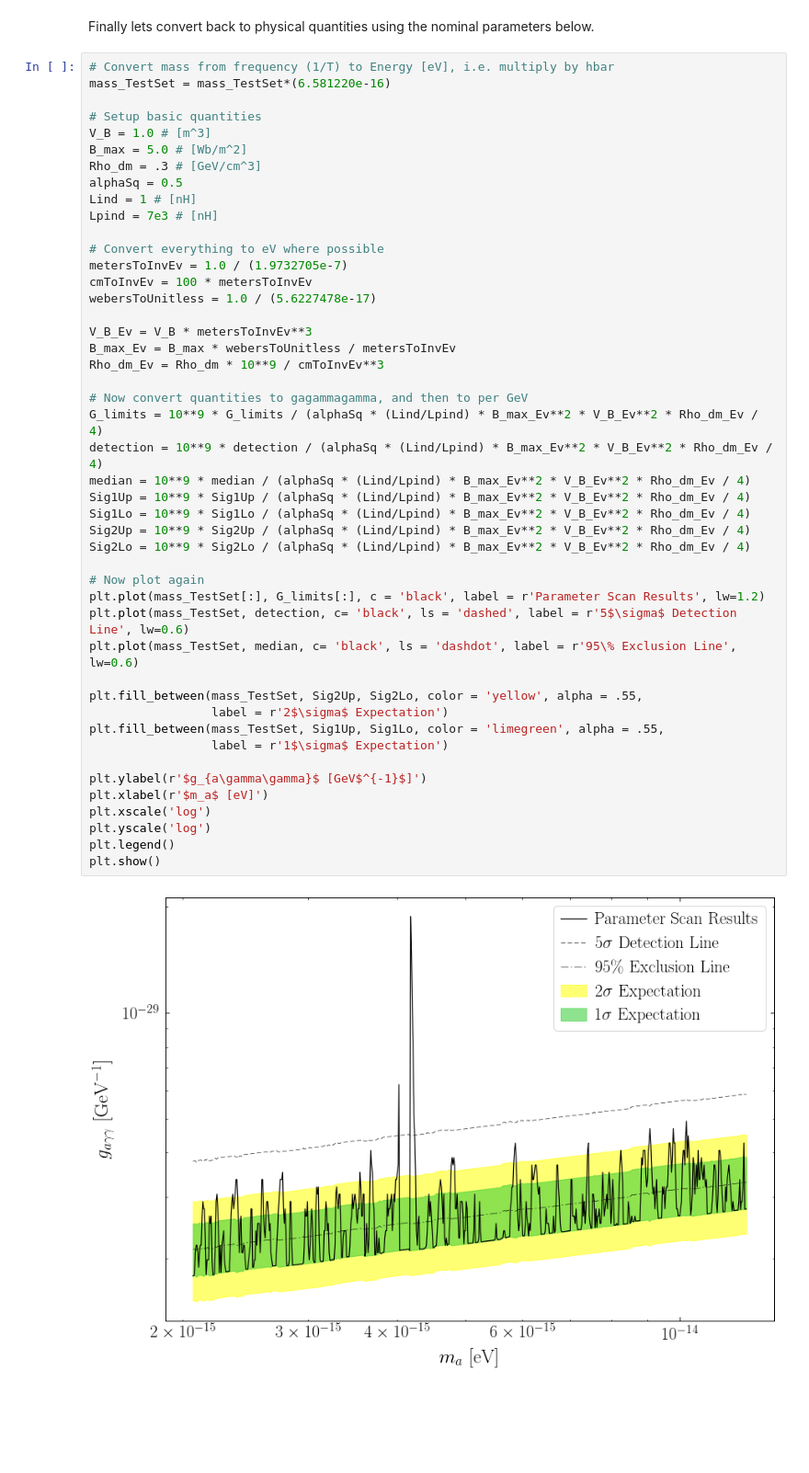
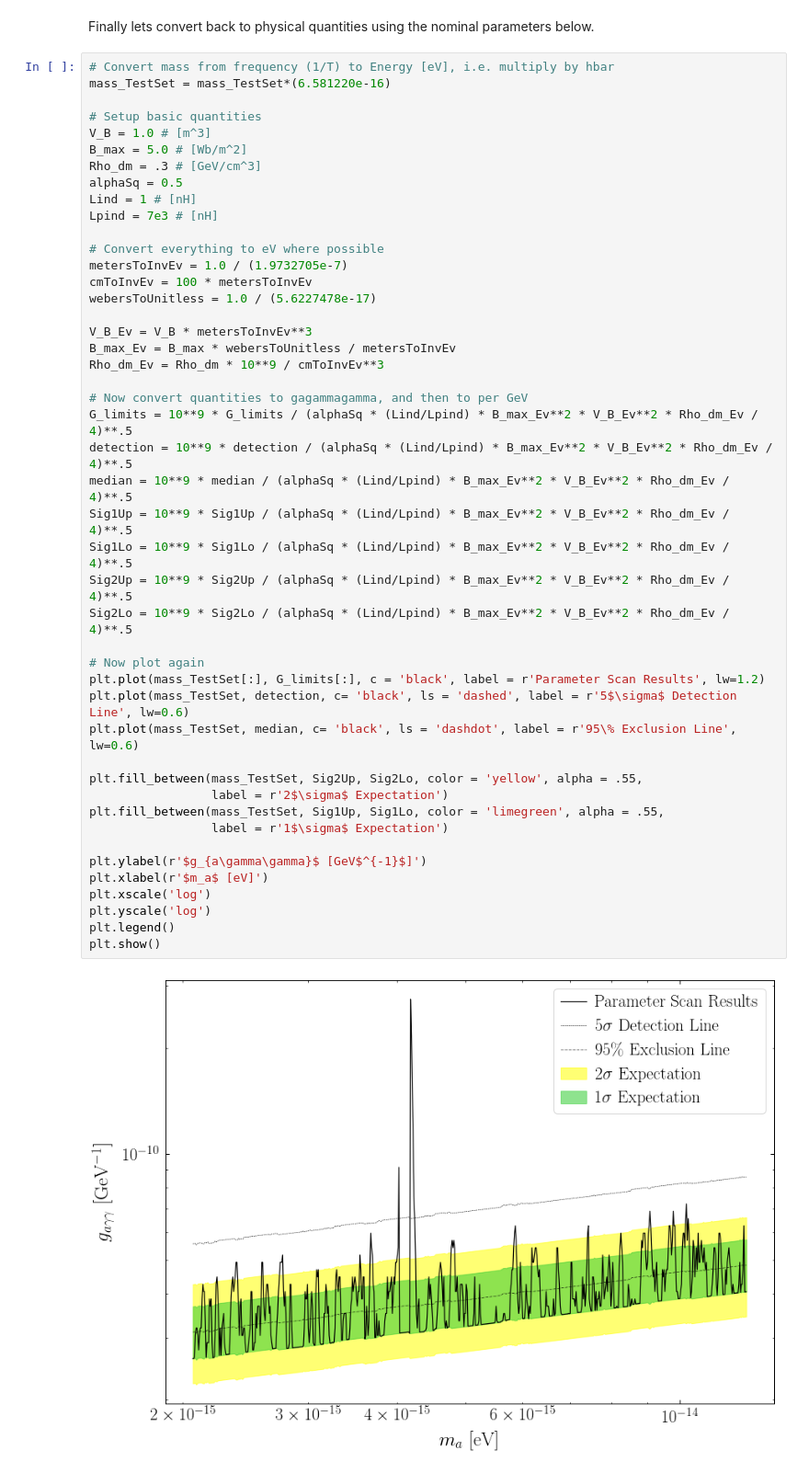
Before and after one commit to bsafdi/AxiScan, a Jupyter notebook: ABRA_Example_Analysis.ipynb, the cells around one changed output. Shown: that part at 92% size. Saved outputs shown, nothing was run; the diff lists cells and outputs as text; blank space fills up the shorter version.

```diff
--- a/ABRA_Example_Analysis.ipynb
+++ b/ABRA_Example_Analysis.ipynb
@@ -266,38 +266,38 @@ Lind = 1 # [nH]
 Lpind = 7e3 # [nH]
 
 # Convert everything to eV where possible
 metersToInvEv = 1.0 / (1.9732705e-7)
 cmToInvEv = 100 * metersToInvEv
 webersToUnitless = 1.0 / (5.6227478e-17)
 
 V_B_Ev = V_B * metersToInvEv**3
 B_max_Ev = B_max * webersToUnitless / metersToInvEv
 Rho_dm_Ev = Rho_dm * 10**9 / cmToInvEv**3
 
 # Now convert quantities to gagammagamma, and then to per GeV
-G_limits = 10**9 * G_limits / (alphaSq * (Lind/Lpind) * B_max_Ev**2 * V_B_Ev**2 * Rho_dm_Ev / 4)
-detection = 10**9 * detection / (alphaSq * (Lind/Lpind) * B_max_Ev**2 * V_B_Ev**2 * Rho_dm_Ev / 4)
-median = 10**9 * median / (alphaSq * (Lind/Lpind) * B_max_Ev**2 * V_B_Ev**2 * Rho_dm_Ev / 4)
-Sig1Up = 10**9 * Sig1Up / (alphaSq * (Lind/Lpind) * B_max_Ev**2 * V_B_Ev**2 * Rho_dm_Ev / 4)
-Sig1Lo = 10**9 * Sig1Lo / (alphaSq * (Lind/Lpind) * B_max_Ev**2 * V_B_Ev**2 * Rho_dm_Ev / 4)
-Sig2Up = 10**9 * Sig2Up / (alphaSq * (Lind/Lpind) * B_max_Ev**2 * V_B_Ev**2 * Rho_dm_Ev / 4)
-Sig2Lo = 10**9 * Sig2Lo / (alphaSq * (Lind/Lpind) * B_max_Ev**2 * V_B_Ev**2 * Rho_dm_Ev / 4)
+G_limits = 10**9 * G_limits / (alphaSq * (Lind/Lpind) * B_max_Ev**2 * V_B_Ev**2 * Rho_dm_Ev / 4)**.5
+detection = 10**9 * detection / (alphaSq * (Lind/Lpind) * B_max_Ev**2 * V_B_Ev**2 * Rho_dm_Ev / 4)**.5
+median = 10**9 * median / (alphaSq * (Lind/Lpind) * B_max_Ev**2 * V_B_Ev**2 * Rho_dm_Ev / 4)**.5
+Sig1Up = 10**9 * Sig1Up / (alphaSq * (Lind/Lpind) * B_max_Ev**2 * V_B_Ev**2 * Rho_dm_Ev / 4)**.5
+Sig1Lo = 10**9 * Sig1Lo / (alphaSq * (Lind/Lpind) * B_max_Ev**2 * V_B_Ev**2 * Rho_dm_Ev / 4)**.5
+Sig2Up = 10**9 * Sig2Up / (alphaSq * (Lind/Lpind) * B_max_Ev**2 * V_B_Ev**2 * Rho_dm_Ev / 4)**.5
+Sig2Lo = 10**9 * Sig2Lo / (alphaSq * (Lind/Lpind) * B_max_Ev**2 * V_B_Ev**2 * Rho_dm_Ev / 4)**.5
 
 # Now plot again
 plt.plot(mass_TestSet[:], G_limits[:], c = 'black', label = r'Parameter Scan Results', lw=1.2)
 plt.plot(mass_TestSet, detection, c= 'black', ls = 'dashed', label = r'5$\sigma$ Detection Line', lw=0.6)
 plt.plot(mass_TestSet, median, c= 'black', ls = 'dashdot', label = r'95\% Exclusion Line', lw=0.6)
 
 plt.fill_between(mass_TestSet, Sig2Up, Sig2Lo, color = 'yellow', alpha = .55,
                  label = r'2$\sigma$ Expectation')
 plt.fill_between(mass_TestSet, Sig1Up, Sig1Lo, color = 'limegreen', alpha = .55,
                  label = r'1$\sigma$ Expectation')
 
 plt.ylabel(r'$g_{a\gamma\gamma}$ [GeV$^{-1}$]')
 plt.xlabel(r'$m_a$ [eV]')
 plt.xscale('log')
 plt.yscale('log')
 plt.legend()
 plt.show()
 # %% [output]
-[figure, old version]
+[figure, new version]
```
